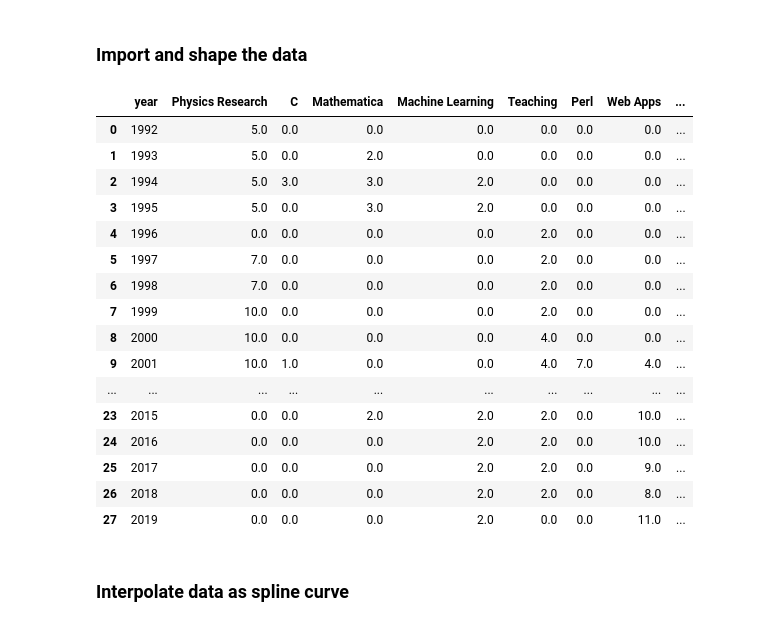
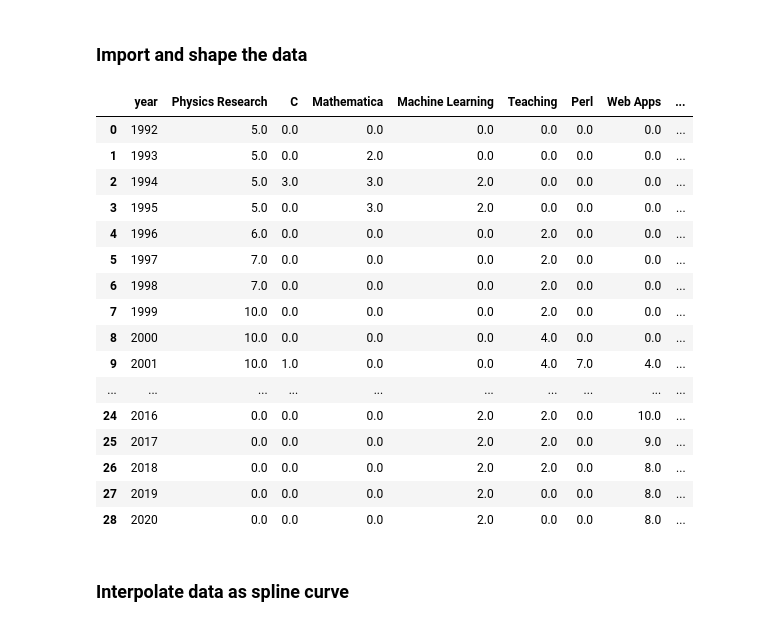
Before and after one commit to jefffriesen/python-joyplot-without-densities, a Jupyter notebook: joyplot_facet_plot.ipynb, the cells around one changed output. Cells and saved outputs as stored; diff of their text form; code cells hidden in the pictures.

```diff
--- a/joyplot_facet_plot.ipynb
+++ b/joyplot_facet_plot.ipynb
@@ -25,26 +30,27 @@ numpy version 1.16.2
 # %%
 # Import csv, fill all empty cells with zero
 # It's easier to fill out the spreadsheet with empty cells instead of zeros
-activity_table = pd.read_csv("activity.csv").fillna(0)
+# activity_table = pd.read_csv("activity.csv").fillna(0)
+activity_table = pd.read_csv("activity_2020.csv").fillna(0)
 activity_table
 # %% [output]
 |  | year | Physics Research | C | Mathematica | Machine Learning | Teaching | Perl | Web Apps | ... |
 | 0 | 1992 | 5.0 | 0.0 | 0.0 | 0.0 | 0.0 | 0.0 | 0.0 | ... |
 | 1 | 1993 | 5.0 | 0.0 | 2.0 | 0.0 | 0.0 | 0.0 | 0.0 | ... |
 | 2 | 1994 | 5.0 | 3.0 | 3.0 | 2.0 | 0.0 | 0.0 | 0.0 | ... |
 | 3 | 1995 | 5.0 | 0.0 | 3.0 | 2.0 | 0.0 | 0.0 | 0.0 | ... |
-| 4 | 1996 | 0.0 | 0.0 | 0.0 | 0.0 | 2.0 | 0.0 | 0.0 | ... |
+| 4 | 1996 | 6.0 | 0.0 | 0.0 | 0.0 | 2.0 | 0.0 | 0.0 | ... |
 | 5 | 1997 | 7.0 | 0.0 | 0.0 | 0.0 | 2.0 | 0.0 | 0.0 | ... |
 | 6 | 1998 | 7.0 | 0.0 | 0.0 | 0.0 | 2.0 | 0.0 | 0.0 | ... |
 | 7 | 1999 | 10.0 | 0.0 | 0.0 | 0.0 | 2.0 | 0.0 | 0.0 | ... |
 | 8 | 2000 | 10.0 | 0.0 | 0.0 | 0.0 | 4.0 | 0.0 | 0.0 | ... |
 | 9 | 2001 | 10.0 | 1.0 | 0.0 | 0.0 | 4.0 | 7.0 | 4.0 | ... |
 | ... | ... | ... | ... | ... | ... | ... | ... | ... | ... |
-| 23 | 2015 | 0.0 | 0.0 | 2.0 | 2.0 | 2.0 | 0.0 | 10.0 | ... |
 | 24 | 2016 | 0.0 | 0.0 | 0.0 | 2.0 | 2.0 | 0.0 | 10.0 | ... |
 | 25 | 2017 | 0.0 | 0.0 | 0.0 | 2.0 | 2.0 | 0.0 | 9.0 | ... |
 | 26 | 2018 | 0.0 | 0.0 | 0.0 | 2.0 | 2.0 | 0.0 | 8.0 | ... |
-| 27 | 2019 | 0.0 | 0.0 | 0.0 | 2.0 | 0.0 | 0.0 | 11.0 | ... |
+| 27 | 2019 | 0.0 | 0.0 | 0.0 | 2.0 | 0.0 | 0.0 | 8.0 | ... |
+| 28 | 2020 | 0.0 | 0.0 | 0.0 | 2.0 | 0.0 | 0.0 | 8.0 | ... |
 # %%
 # Reshape by melt:
 # https://pandas.pydata.org/pandas-docs/stable/reshaping.html#reshaping-by-melt
```
Also changed, not shown: parts of 4 cells of this notebook, 3 other files.
